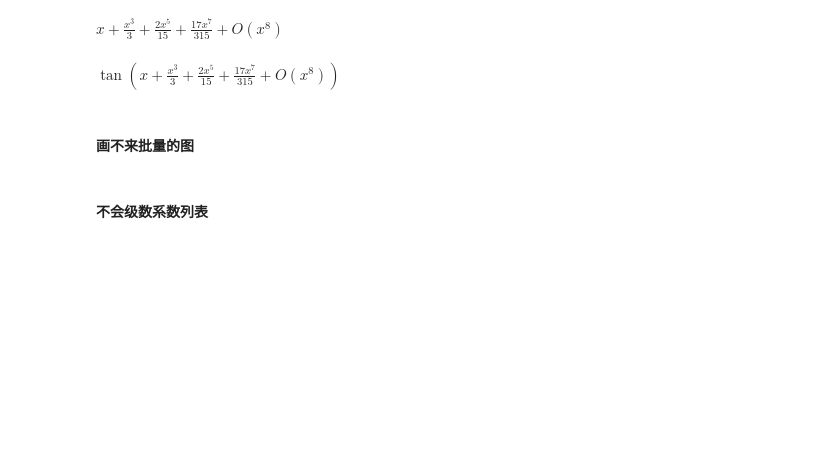
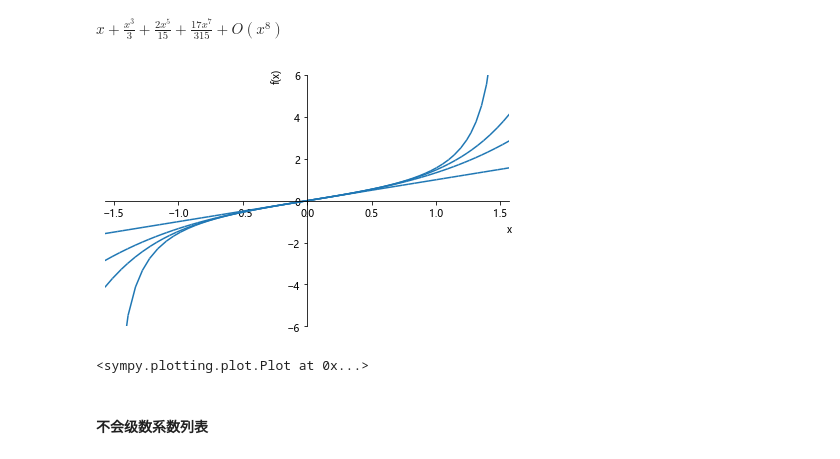
Before and after one commit to asukaminato0721/PyF1, a Jupyter notebook: tan.ipynb, the cells around one changed output. Drawn from its saved outputs; the diff is of its cells as text; code cells hidden in the pictures; blank space fills up the shorter version.

```diff
--- a/tan.ipynb
+++ b/tan.ipynb
@@ -251,12 +251,13 @@ from sympy import *
 tan(x).series(n=8)
 # %% [output]
 $\displaystyle x + \frac{x^{3}}{3} + \frac{2 x^{5}}{15} + \frac{17 x^{7}}{315} + O\left(x^{8}\right)$
-# %%
-tan(tan(x).series(n=8))
-# %% [output]
-$\displaystyle \tan{\left(x + \frac{x^{3}}{3} + \frac{2 x^{5}}{15} + \frac{17 x^{7}}{315} + O\left(x^{8}\right) \right)}$
-# %% [markdown]
-#### 画不来批量的图
+# %%
+from sympy.abc import *
+from sympy import *
+plot(*Array([3,5,7]).applyfunc(lambda m:tan(x).series(n=m).removeO()),tan(x),(x,-pi/2,pi/2),ylim=(-6,6))
+# %% [output]
+[figure, added]
+<sympy.plotting.plot.Plot at 0x...>
 # %% [markdown]
 #### 不会级数系数列表
 # %%
```
Also changed, not shown: 4 other files.
